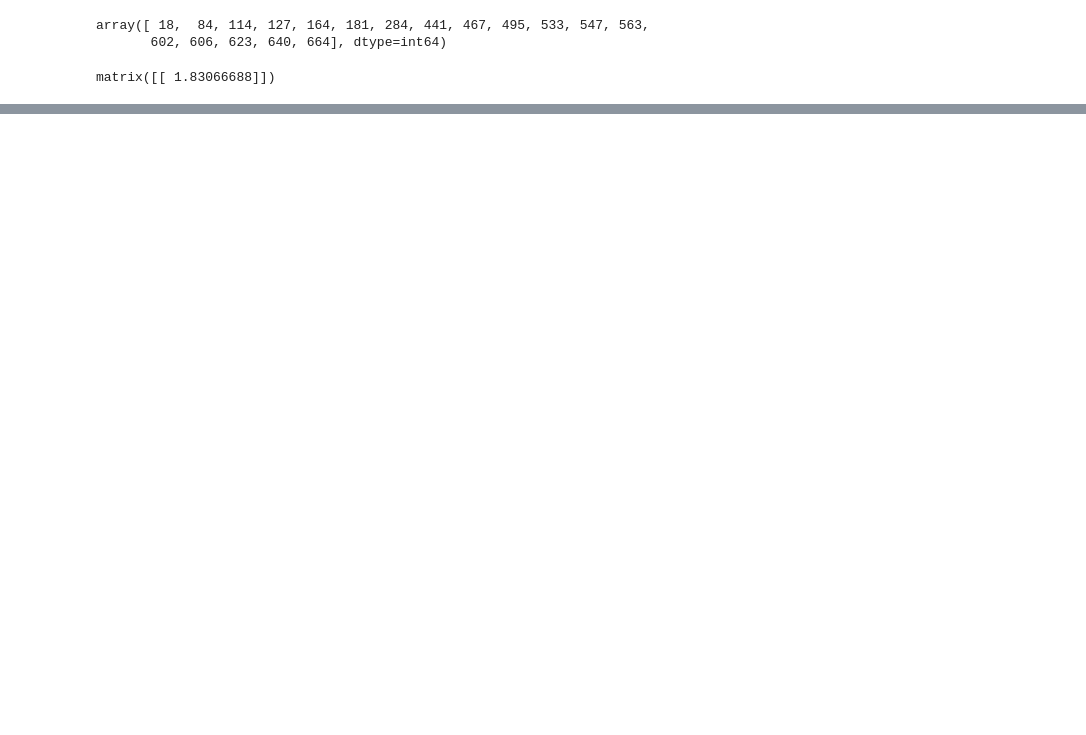
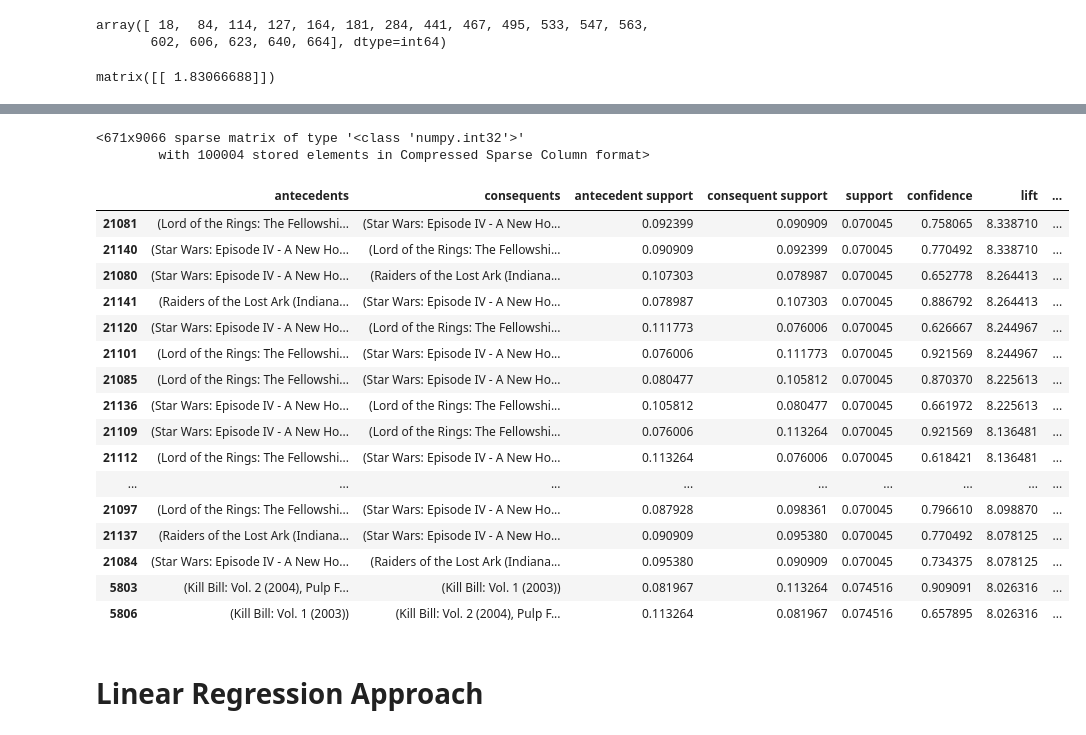
Before and after one commit to rwinklerwilkes/Recommenders, a Jupyter notebook: Chapter 2.ipynb, the cells around one changed output, grey strips where cells are left out. Cells and saved outputs as stored; diff of their text form; code cells hidden in the pictures; blank space fills up the shorter version.

```diff
--- a/Chapter 2.ipynb
+++ b/Chapter 2.ipynb
@@ -358,0 +451,9 @@ matrix([[ 1.83066688]])
+# %%
+df_mat
+# %% [output]
+<671x9066 sparse matrix of type '<class 'numpy.int32'>'
+        with 100004 stored elements in Compressed Sparse Column format>
+# %%
+#cols = movies.sort_values(by='mid')['title']
+sdf = pd.SparseDataFrame(df_mat)#,columns=cols)
+sdf.fillna(0,inplace=True)
@@ -358,0 +463,34 @@ matrix([[ 1.83066688]])
+# %%
+frequent_itemsets = apriori(sdf, min_support=0.07)
+# %%
+def rename(x):
+    s = set()
+    for i in x:
+        name = movies[movies['mid'] == i]['title'].values[0]
+        s.add(name)
+    return s
+# %%
+frequent_itemsets['itemsets'] = frequent_itemsets['itemsets'].apply(rename)
+# %%
+rules = association_rules(frequent_itemsets, metric="lift", min_threshold=1)
+rules.sort_values(by='lift',ascending=False).head(10)
+# %% [output]
+|  | antecedents | consequents | antecedent support | consequent support | support | confidence | lift | ... |
+| 21081 | (Lord of the Rings: The Fellowshi... | (Star Wars: Episode IV - A New Ho... | 0.092399 | 0.090909 | 0.070045 | 0.758065 | 8.338710 | ... |
+| 21140 | (Star Wars: Episode IV - A New Ho... | (Lord of the Rings: The Fellowshi... | 0.090909 | 0.092399 | 0.070045 | 0.770492 | 8.338710 | ... |
+| 21080 | (Star Wars: Episode IV - A New Ho... | (Raiders of the Lost Ark (Indiana... | 0.107303 | 0.078987 | 0.070045 | 0.652778 | 8.264413 | ... |
+| 21141 | (Raiders of the Lost Ark (Indiana... | (Star Wars: Episode IV - A New Ho... | 0.078987 | 0.107303 | 0.070045 | 0.886792 | 8.264413 | ... |
+| 21120 | (Star Wars: Episode IV - A New Ho... | (Lord of the Rings: The Fellowshi... | 0.111773 | 0.076006 | 0.070045 | 0.626667 | 8.244967 | ... |
+| 21101 | (Lord of the Rings: The Fellowshi... | (Star Wars: Episode IV - A New Ho... | 0.076006 | 0.111773 | 0.070045 | 0.921569 | 8.244967 | ... |
+| 21085 | (Lord of the Rings: The Fellowshi... | (Star Wars: Episode IV - A New Ho... | 0.080477 | 0.105812 | 0.070045 | 0.870370 | 8.225613 | ... |
+| 21136 | (Star Wars: Episode IV - A New Ho... | (Lord of the Rings: The Fellowshi... | 0.105812 | 0.080477 | 0.070045 | 0.661972 | 8.225613 | ... |
+| 21109 | (Star Wars: Episode IV - A New Ho... | (Lord of the Rings: The Fellowshi... | 0.076006 | 0.113264 | 0.070045 | 0.921569 | 8.136481 | ... |
+| 21112 | (Lord of the Rings: The Fellowshi... | (Star Wars: Episode IV - A New Ho... | 0.113264 | 0.076006 | 0.070045 | 0.618421 | 8.136481 | ... |
+| ... | ... | ... | ... | ... | ... | ... | ... | ... |
+| 21097 | (Lord of the Rings: The Fellowshi... | (Star Wars: Episode IV - A New Ho... | 0.087928 | 0.098361 | 0.070045 | 0.796610 | 8.098870 | ... |
+| 21137 | (Raiders of the Lost Ark (Indiana... | (Star Wars: Episode IV - A New Ho... | 0.090909 | 0.095380 | 0.070045 | 0.770492 | 8.078125 | ... |
+| 21084 | (Star Wars: Episode IV - A New Ho... | (Raiders of the Lost Ark (Indiana... | 0.095380 | 0.090909 | 0.070045 | 0.734375 | 8.078125 | ... |
+| 5803 | (Kill Bill: Vol. 2 (2004), Pulp F... | (Kill Bill: Vol. 1 (2003)) | 0.081967 | 0.113264 | 0.074516 | 0.909091 | 8.026316 | ... |
+| 5806 | (Kill Bill: Vol. 1 (2003)) | (Kill Bill: Vol. 2 (2004), Pulp F... | 0.113264 | 0.081967 | 0.074516 | 0.657895 | 8.026316 | ... |
+# %% [markdown]
+# Linear Regression Approach
```
Also changed, not shown: parts of 29 cells of this notebook, 1 other file.
